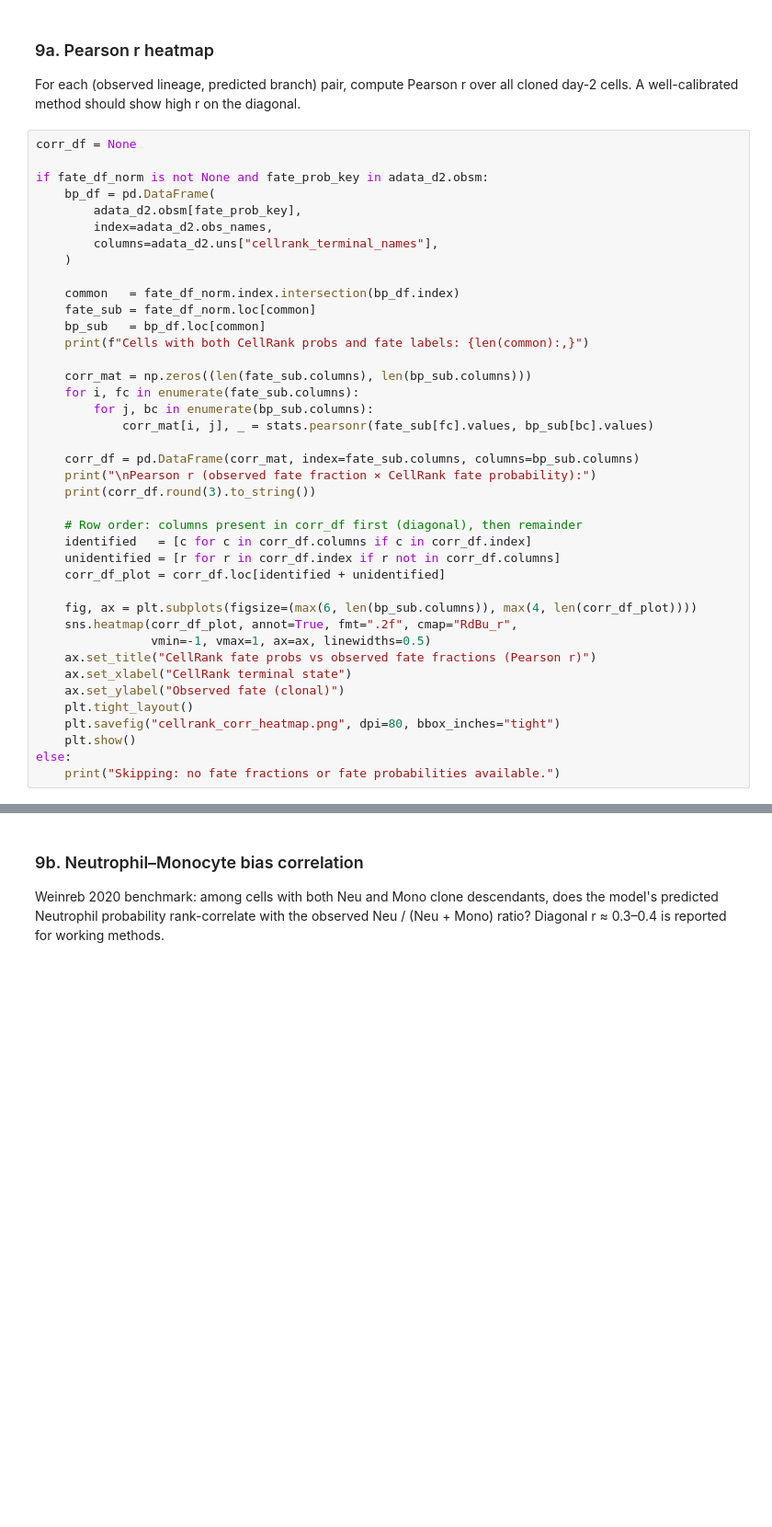
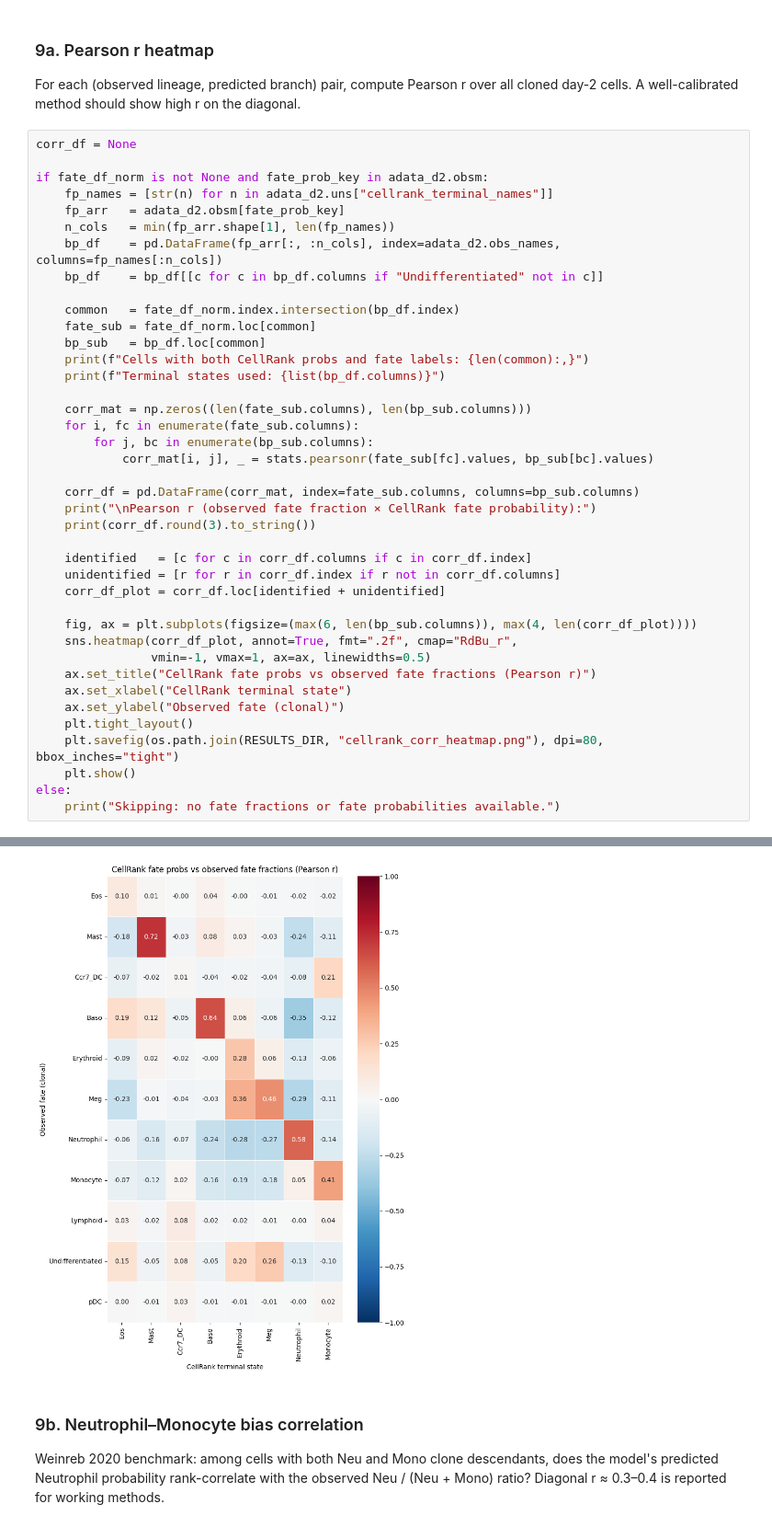
Before and after one commit to TobiasKofman/markov-chains-scrnaseq-larry, a Jupyter notebook: 03_cellrank.ipynb, the cells around one changed output, grey strips where cells are left out. Shown at 92% size. Drawn from its saved outputs; the diff is of its cells as text; blank space fills up the shorter version.

```diff
--- a/03_cellrank.ipynb
+++ b/03_cellrank.ipynb
@@ -452,16 +544,17 @@ day-2 cells. A well-calibrated method should show high r on the diagonal.
 corr_df = None
 
 if fate_df_norm is not None and fate_prob_key in adata_d2.obsm:
-    bp_df = pd.DataFrame(
-        adata_d2.obsm[fate_prob_key],
-        index=adata_d2.obs_names,
-        columns=adata_d2.uns["cellrank_terminal_names"],
-    )
+    fp_names = [str(n) for n in adata_d2.uns["cellrank_terminal_names"]]
+    fp_arr   = adata_d2.obsm[fate_prob_key]
+    n_cols   = min(fp_arr.shape[1], len(fp_names))
+    bp_df    = pd.DataFrame(fp_arr[:, :n_cols], index=adata_d2.obs_names, columns=fp_names[:n_cols])
+    bp_df    = bp_df[[c for c in bp_df.columns if "Undifferentiated" not in c]]
 
     common   = fate_df_norm.index.intersection(bp_df.index)
     fate_sub = fate_df_norm.loc[common]
     bp_sub   = bp_df.loc[common]
     print(f"Cells with both CellRank probs and fate labels: {len(common):,}")
+    print(f"Terminal states used: {list(bp_df.columns)}")
 
     corr_mat = np.zeros((len(fate_sub.columns), len(bp_sub.columns)))
     for i, fc in enumerate(fate_sub.columns):
@@ -472,7 +565,6 @@ if fate_df_norm is not None and fate_prob_key in adata_d2.obsm:
     print("\nPearson r (observed fate fraction × CellRank fate probability):")
     print(corr_df.round(3).to_string())
 
-    # Row order: columns present in corr_df first (diagonal), then remainder
     identified   = [c for c in corr_df.columns if c in corr_df.index]
     unidentified = [r for r in corr_df.index if r not in corr_df.columns]
     corr_df_plot = corr_df.loc[identified + unidentified]
@@ -484,7 +576,8 @@ if fate_df_norm is not None and fate_prob_key in adata_d2.obsm:
     ax.set_xlabel("CellRank terminal state")
     ax.set_ylabel("Observed fate (clonal)")
     plt.tight_layout()
-    plt.savefig("cellrank_corr_heatmap.png", dpi=80, bbox_inches="tight")
+    plt.savefig(os.path.join(RESULTS_DIR, "cellrank_corr_heatmap.png"), dpi=80, bbox_inches="tight")
     plt.show()
 else:
     print("Skipping: no fate fractions or fate probabilities available.")
+# %% [output]
@@ -491,3 +600,4 @@ else:
+[figure, added]
 # %% [markdown]
 ### 9b. Neutrophil–Monocyte bias correlation
 
```
Also changed, not shown: parts of 27 cells of this notebook.
